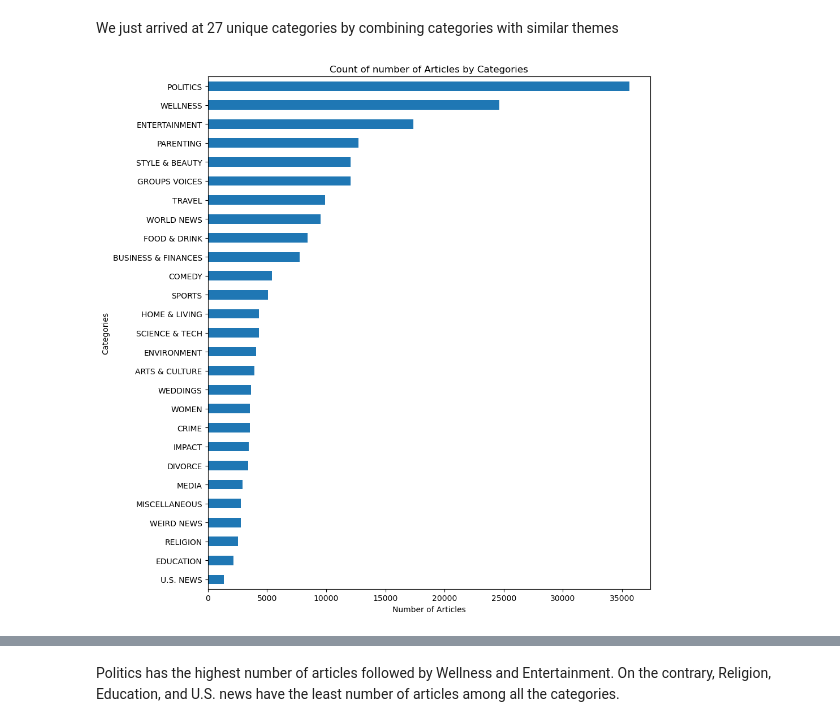
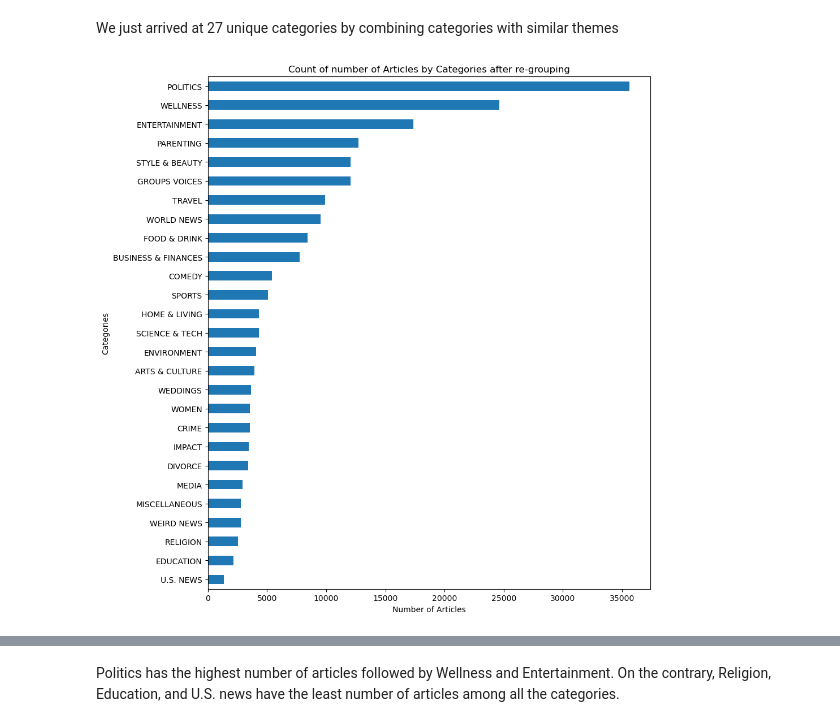
Before and after one commit to adhirk/Contextual_Intelligence, a Jupyter notebook: ARK_capstone.ipynb, the cells around one changed output, grey strips where cells are left out. Drawn from its saved outputs; the diff is of its cells as text; code cells hidden in the pictures.

```diff
--- a/ARK_capstone.ipynb
+++ b/ARK_capstone.ipynb
@@ -647,14 +572,14 @@ We just arrived at 27 unique categories by combining categories with similar the
 # %%
 # Plot horizontal bar charts to visualize the count of each category:
 
 plt.figure(figsize=(10, 10))
 df_categories["category"].value_counts().sort_values().plot(
     kind="barh",
 )
 plt.xlabel("Number of Articles")
 plt.ylabel("Categories")
-plt.title("Count of number of Articles by Categories")
+plt.title("Count of number of Articles by Categories after re-grouping")
 plt.tight_layout()
 plt.show()
 # %% [output]
-[figure, old version]
+[figure, new version]
```
Also changed, not shown: parts of 81 cells of this notebook, 5 other files.
